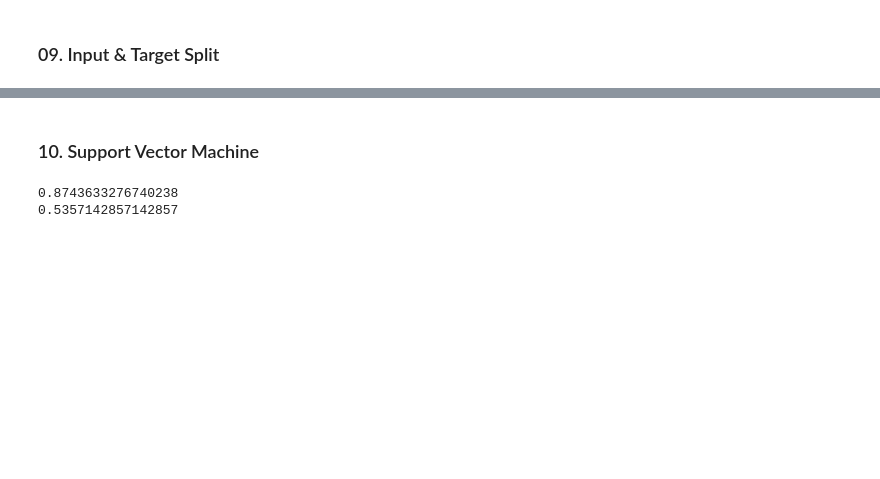
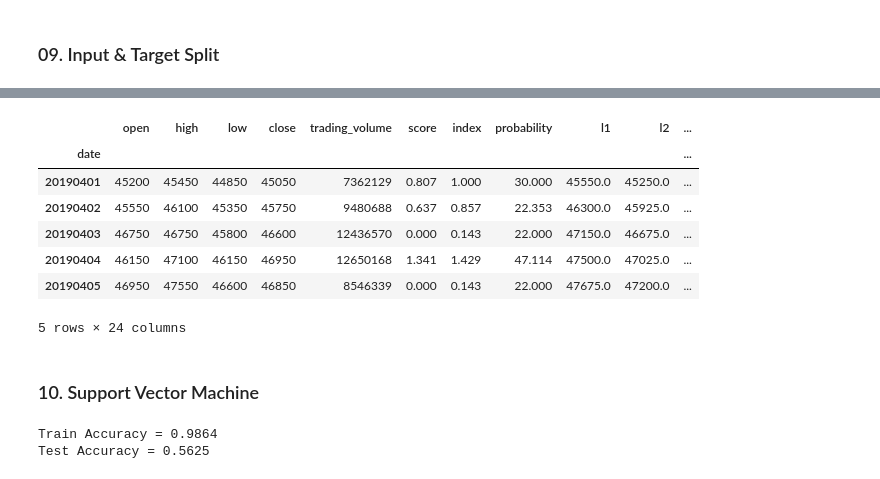
Before and after one commit to ajskdlf64/PROJECT_NEW_PROJECT, a Jupyter notebook: 08. Support Vector Machine.ipynb, the cells around one changed output, grey strips where cells are left out. Cells and saved outputs as stored; diff of their text form; code cells hidden in the pictures; blank space fills up the shorter version.

```diff
--- a/08. Support Vector Machine.ipynb
+++ b/08. Support Vector Machine.ipynb
@@ -224,13 +254,24 @@ y_test = test[test.columns[-1]]
+# %%
+test.head()
+# %% [output]
+|  | open | high | low | close | trading_volume | score | index | probability | l1 | l2 | ... |
+| date |  |  |  |  |  |  |  |  |  |  | ... |
+| 20190401 | 45200 | 45450 | 44850 | 45050 | 7362129 | 0.807 | 1.000 | 30.000 | 45550.0 | 45250.0 | ... |
+| 20190402 | 45550 | 46100 | 45350 | 45750 | 9480688 | 0.637 | 0.857 | 22.353 | 46300.0 | 45925.0 | ... |
+| 20190403 | 46750 | 46750 | 45800 | 46600 | 12436570 | 0.000 | 0.143 | 22.000 | 47150.0 | 46675.0 | ... |
+| 20190404 | 46150 | 47100 | 46150 | 46950 | 12650168 | 1.341 | 1.429 | 47.114 | 47500.0 | 47025.0 | ... |
+| 20190405 | 46950 | 47550 | 46600 | 46850 | 8546339 | 0.000 | 0.143 | 22.000 | 47675.0 | 47200.0 | ... |
+5 rows × 24 columns
 # %% [markdown]
 ### 10. Support Vector Machine
 # %%
 from sklearn.ensemble import RandomForestClassifier
-RandomForestClassifier = RandomForestClassifier(max_depth=6, random_state=1234, min_samples_leaf=3,
+RandomForestClassifier = RandomForestClassifier(max_depth=30, random_state=1234, min_samples_leaf=3,
                                                 min_samples_split=4, n_estimators=500)
 RandomForestClassifier.fit(X_train, y_train)
 
-print(RandomForestClassifier.score(X_train, y_train))
-print(RandomForestClassifier.score(X_test, y_test))
+print('Train Accuracy =', round(RandomForestClassifier.score(X_train, y_train), 4))
+print('Test Accuracy =', round(RandomForestClassifier.score(X_test, y_test), 4))
 # %% [output]
-0.8743633276740238
-0.5357142857142857
+Train Accuracy = 0.9864
+Test Accuracy = 0.5625
```
Also changed, not shown: parts of 8 cells of this notebook.
